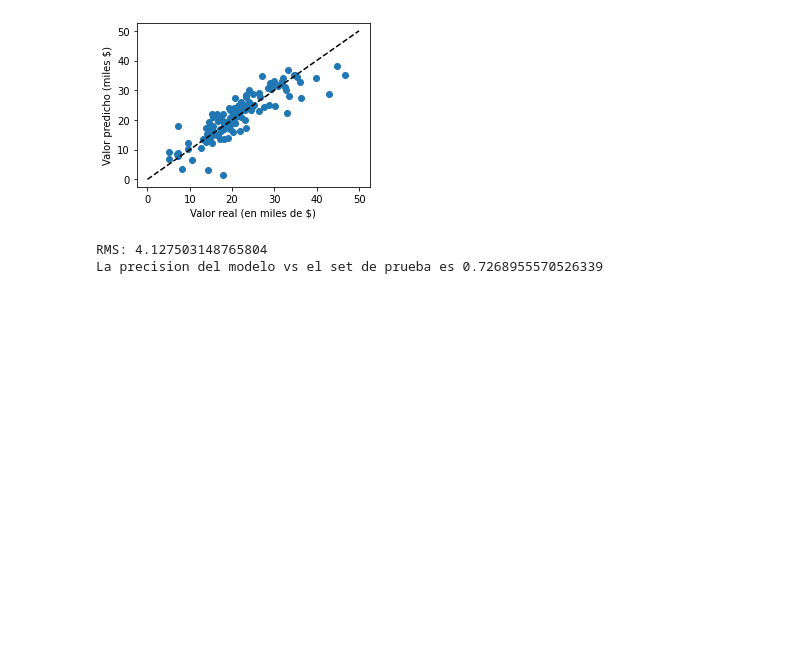
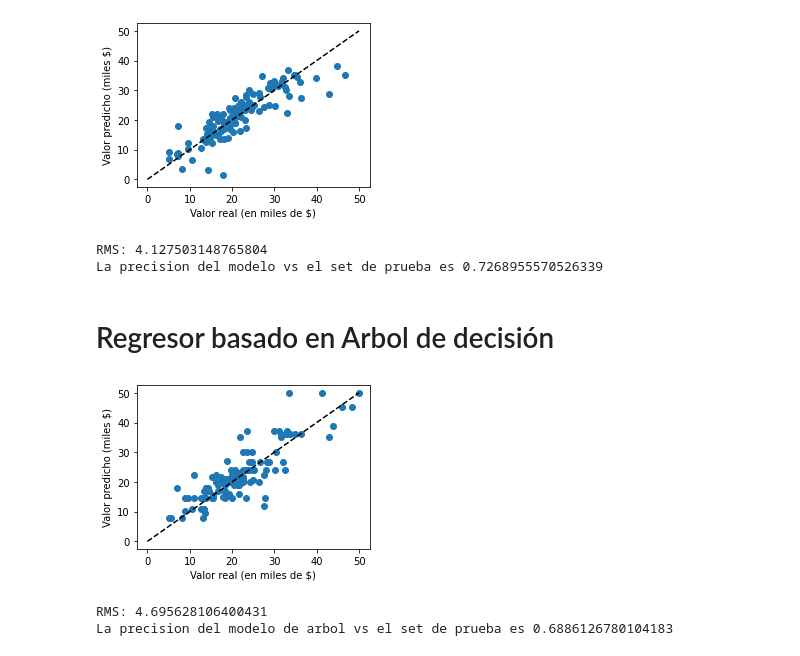
Before and after one commit to tian2992/notebooks_dateros, a Jupyter notebook: dA/regresion/boston_regresion.ipynb, the cells around one changed output. Saved outputs shown, nothing was run; the diff lists cells and outputs as text; code cells hidden in the pictures; blank space fills up the shorter version.

Commit message:
mas boston

```diff
--- a/dA/regresion/boston_regresion.ipynb
+++ b/dA/regresion/boston_regresion.ipynb
@@ -76,7 +77,7 @@ for index, feature_name in enumerate(boston_data.feature_names):
 Separamos datos de prueba y de entrenamiento
 # %%
 from sklearn.model_selection import train_test_split
-X_train, X_test, y_train, y_test = train_test_split(boston_data.data, boston_data.target)
+X_train, X_test, y_train, y_test = train_test_split(data[["LSTAT", "PTRATIO", "AGE", "RM"]], boston_data.target)
 # %% [markdown]
 Procedemos a crear el modelo
 # %%
@@ -105,3 +107,27 @@ print(f"La precision del modelo vs el set de prueba es {clf.score(X_test, y_test
 # %% [output]
 RMS: 4.127503148765804
 La precision del modelo vs el set de prueba es 0.7268955570526339
+# %% [markdown]
+# Regresor basado en Arbol de decisión
+# %%
+from sklearn.tree import DecisionTreeRegressor
+
+tree_regressor = DecisionTreeRegressor(max_depth=7)
+tree_regressor.fit(X_train, y_train)
+
+tree_predicted = tree_regressor.predict(X_test)
+# %%
+plt.figure(figsize=(4,3))
+plt.scatter(expected,tree_predicted)
+plt.plot([0,50],[0,50], '--k')
+plt.xlabel("Valor real (en miles de $)")
+plt.ylabel("Valor predicho (miles $)")
+plt.tight_layout()
+# %% [output]
+[figure, added]
+# %%
+print("RMS: %r " % np.sqrt(np.mean((tree_predicted - expected) ** 2)))
+print(f"La precision del modelo de arbol vs el set de prueba es {tree_regressor.score(X_test, y_test)}")
+# %% [output]
+RMS: 4.695628106400431
+La precision del modelo de arbol vs el set de prueba es 0.6886126780104183
```
Also changed, not shown: parts of 20 cells of this notebook.
